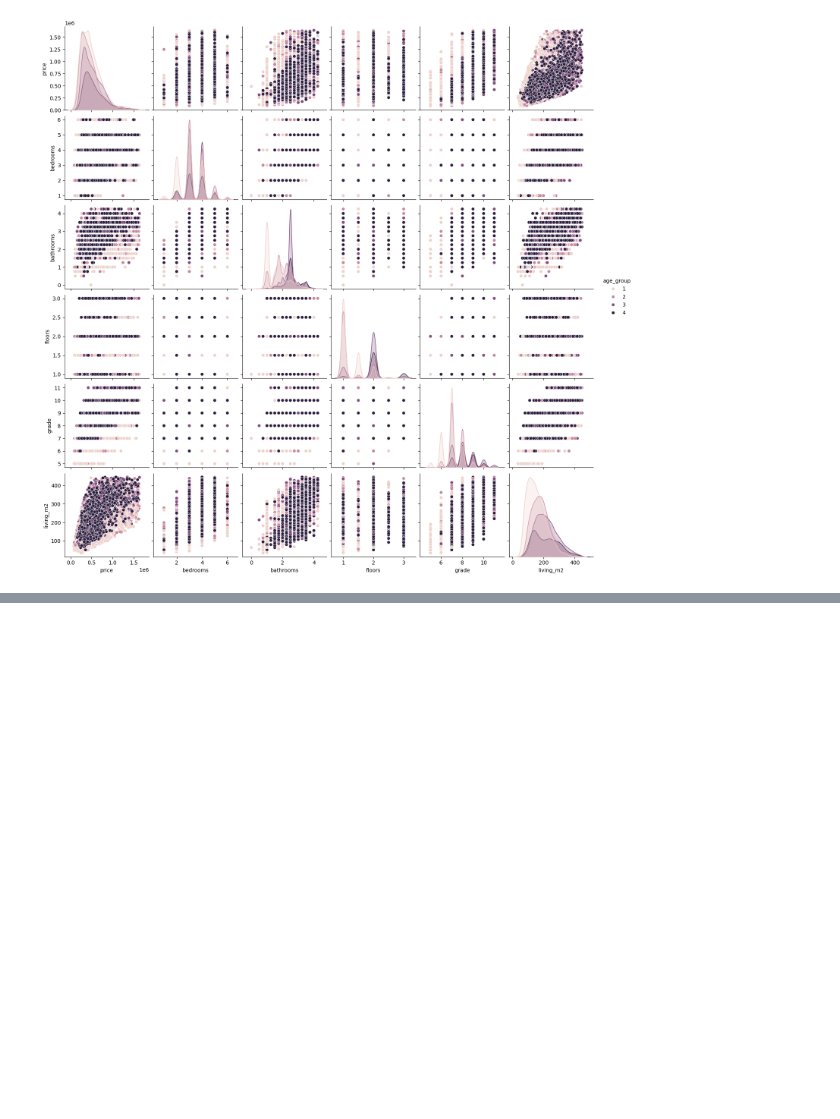
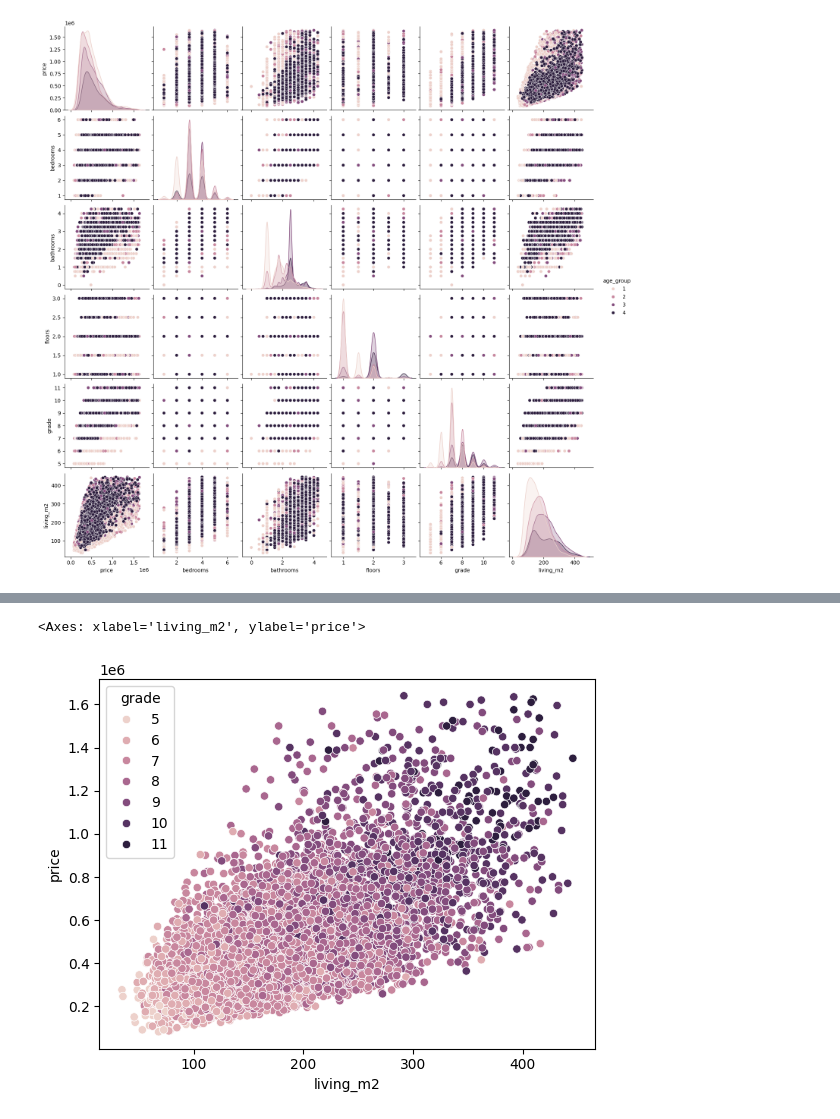
Before and after one commit to tuomasvaltanenLUAS/DataAnalytics2026, a Jupyter notebook: lecture8_analyzing_datasets/house_analysis_version2_seaborn.ipynb, the cells around one changed output, grey strips where cells are left out. Saved outputs shown, nothing was run; the diff lists cells and outputs as text; code cells hidden in the pictures; blank space fills up the shorter version.

```diff
--- a/lecture8_analyzing_datasets/house_analysis_version2_seaborn.ipynb
+++ b/lecture8_analyzing_datasets/house_analysis_version2_seaborn.ipynb
@@ -363,0 +389,5 @@ sns.histplot(x="price", hue="age_group", data=df_sample)
+# %%
+sns.scatterplot(x="living_m2", y="price", hue="grade", data=df_sample)
+# %% [output]
+<Axes: xlabel='living_m2', ylabel='price'>
+[figure, added]
```
Also changed, not shown: parts of 17 cells of this notebook.
